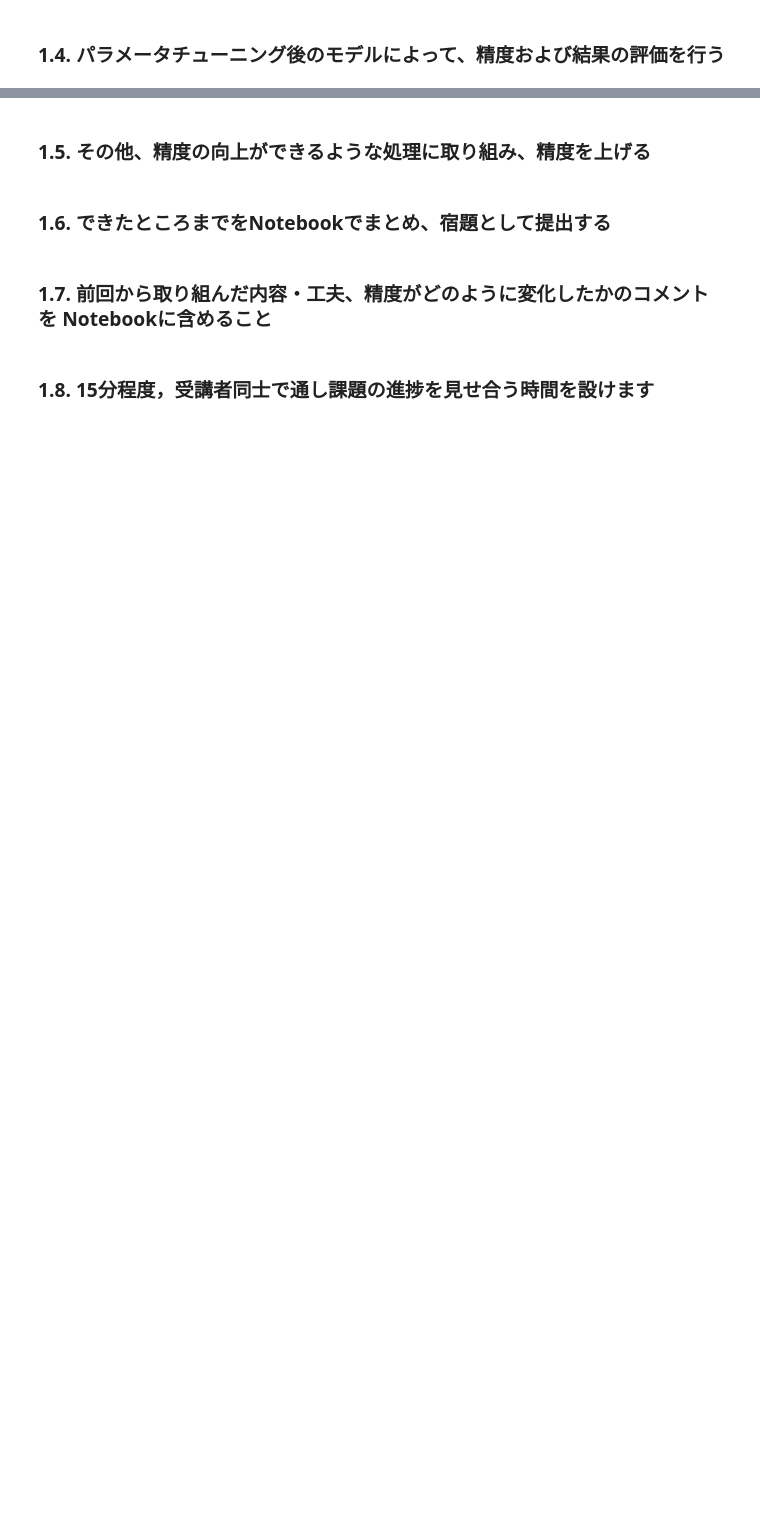
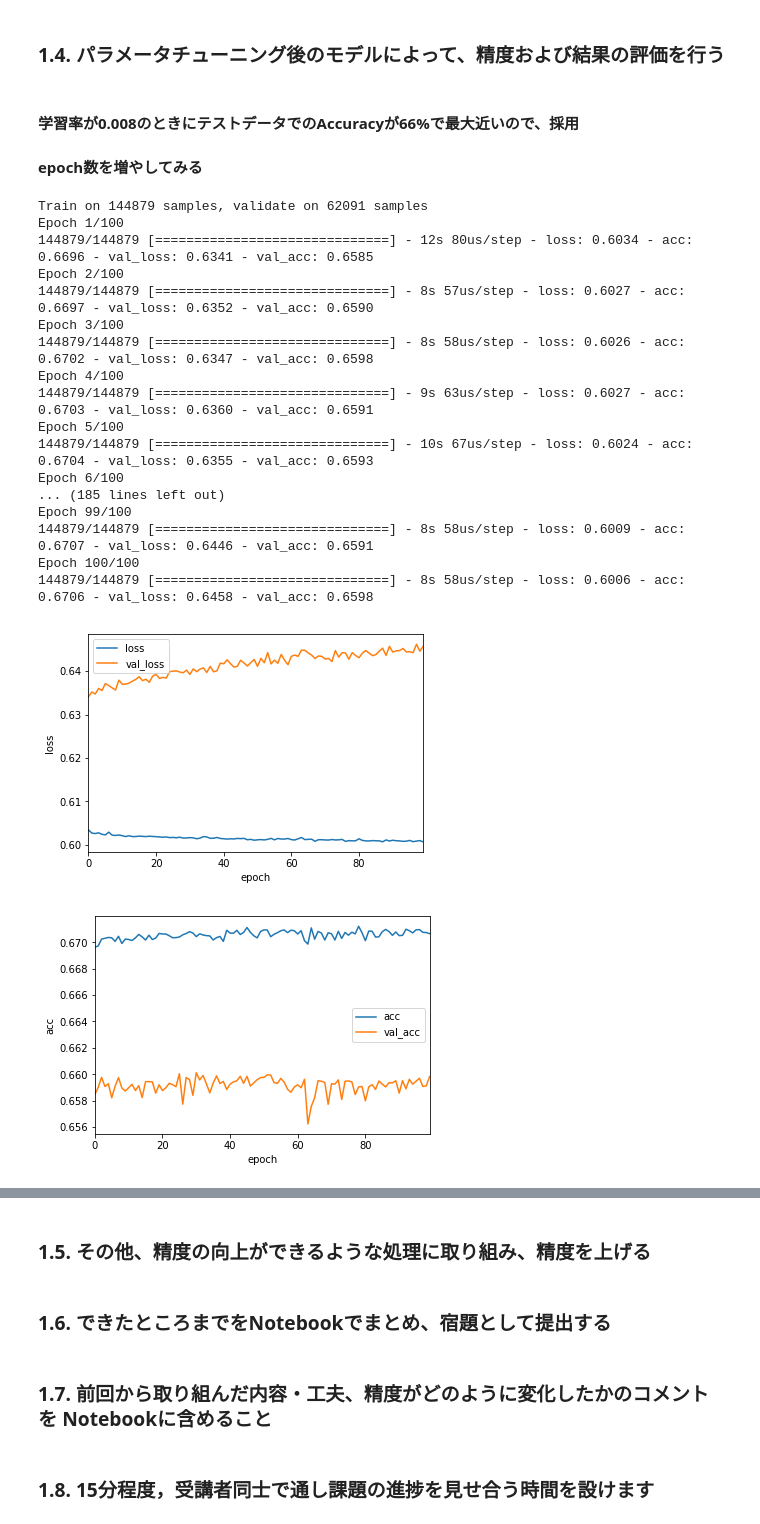
Before and after one commit to Junya-Bell-Wood/ml_tokyo_12, a Jupyter notebook: Day3_work_SuzukiJunya.ipynb, the cells around one changed output, grey strips where cells are left out. Saved outputs shown, nothing was run; the diff lists cells and outputs as text; code cells hidden in the pictures; blank space fills up the shorter version.

```diff
--- a/Day3_work_SuzukiJunya.ipynb
+++ b/Day3_work_SuzukiJunya.ipynb
@@ -448,2 +442,56 @@ Precision = 73.215%
 # %% [markdown]
 ### 1.4. パラメータチューニング後のモデルによって、精度および結果の評価を行う
+# %% [markdown]
+#### 学習率が0.008のときにテストデータでのAccuracyが66%で最大近いので、採用
+#### epoch数を増やしてみる
+# %%
+# ------ 最適化手法 ------
+#sgd = SGD(lr=0.01, momentum=0.9, nesterov=False)
+#rms = RMSprop(lr=0.01)
+# adag = Adagrad(lr=0.01)
+# adad = Adadelta(lr=0.01)
+#学習率は0.008を採用
+adam = Adam(lr=0.008)
+# -----------------------------
+
+model.compile(loss='binary_crossentropy',
+              optimizer=adam,
+              metrics=['accuracy'])
+
+# 計算の実行
+fit = model.fit(X_train, y_train,epochs=100,batch_size=2048,validation_data=(X_test, y_test))
+
+# 各epochにおける損失と精度をdfに入れる
+df = pd.DataFrame(fit.history)
+
+# グラフ化
+df[["loss", "val_loss"]].plot()
+plt.ylabel("loss")
+plt.xlabel("epoch")
+plt.show()
+
+df[["acc", "val_acc"]].plot()
+plt.ylabel("acc")
+plt.xlabel("epoch")
+#plt.ylim([0,1.0])
+plt.show()
+# %% [output]
+Train on 144879 samples, validate on 62091 samples
+Epoch 1/100
+144879/144879 [==============================] - 12s 80us/step - loss: 0.6034 - acc: 0.6696 - val_loss: 0.6341 - val_acc: 0.6585
+Epoch 2/100
+144879/144879 [==============================] - 8s 57us/step - loss: 0.6027 - acc: 0.6697 - val_loss: 0.6352 - val_acc: 0.6590
+Epoch 3/100
+144879/144879 [==============================] - 8s 58us/step - loss: 0.6026 - acc: 0.6702 - val_loss: 0.6347 - val_acc: 0.6598
+Epoch 4/100
+144879/144879 [==============================] - 9s 63us/step - loss: 0.6027 - acc: 0.6703 - val_loss: 0.6360 - val_acc: 0.6591
+Epoch 5/100
+144879/144879 [==============================] - 10s 67us/step - loss: 0.6024 - acc: 0.6704 - val_loss: 0.6355 - val_acc: 0.6593
+Epoch 6/100
+... (185 lines left out)
+Epoch 99/100
+144879/144879 [==============================] - 8s 58us/step - loss: 0.6009 - acc: 0.6707 - val_loss: 0.6446 - val_acc: 0.6591
+Epoch 100/100
+144879/144879 [==============================] - 8s 58us/step - loss: 0.6006 - acc: 0.6706 - val_loss: 0.6458 - val_acc: 0.6598
+[figure, added]
+[figure, added]
```
Also changed, not shown: parts of 12 cells of this notebook.
